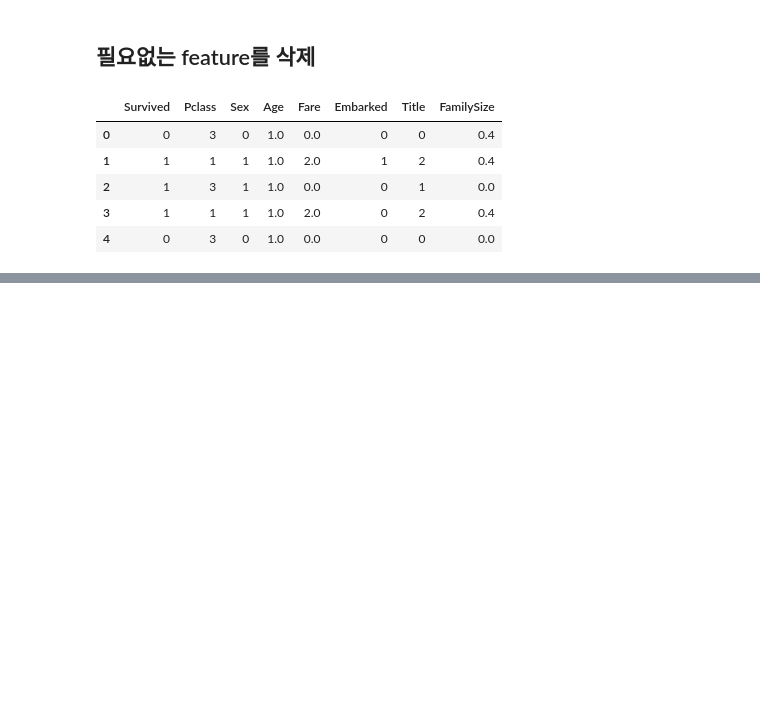
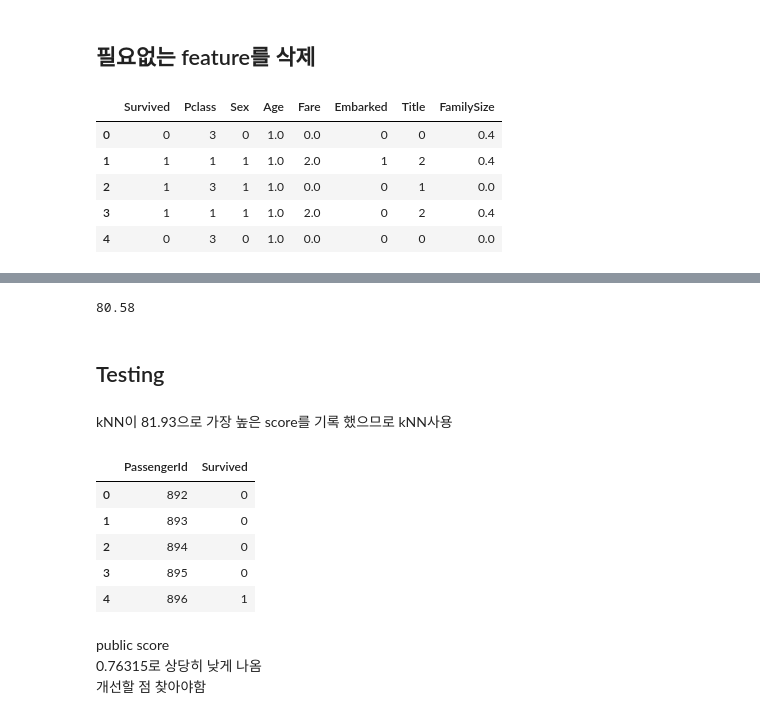
Before and after one commit to mintaewon/taewon, a Jupyter notebook: kaggle/titanic/titanic.ipynb, the cells around one changed output, grey strips where cells are left out. Drawn from its saved outputs; the diff is of its cells as text; code cells hidden in the pictures; blank space fills up the shorter version.

```diff
--- a/kaggle/titanic/titanic.ipynb
+++ b/kaggle/titanic/titanic.ipynb
@@ -595,0 +719,8 @@ train_data.head()
+# %%
+round(np.mean(score)*100, 2)
+# %% [output]
+80.58
+# %% [markdown]
+## Testing
+# %% [markdown]
+kNN이 81.93으로 가장 높은 score를 기록 했으므로 kNN사용
@@ -595,0 +738,14 @@ train_data.head()
+# %%
+submission = pd.read_csv('submission.csv')
+submission.head()
+# %% [output]
+|  | PassengerId | Survived |
+| 0 | 892 | 0 |
+| 1 | 893 | 0 |
+| 2 | 894 | 0 |
+| 3 | 895 | 0 |
+| 4 | 896 | 1 |
+# %% [markdown]
+public score
+0.76315로 상당히 낮게 나옴
+개선할 점 찾아야함
```
Also changed, not shown: parts of 31 cells of this notebook.
